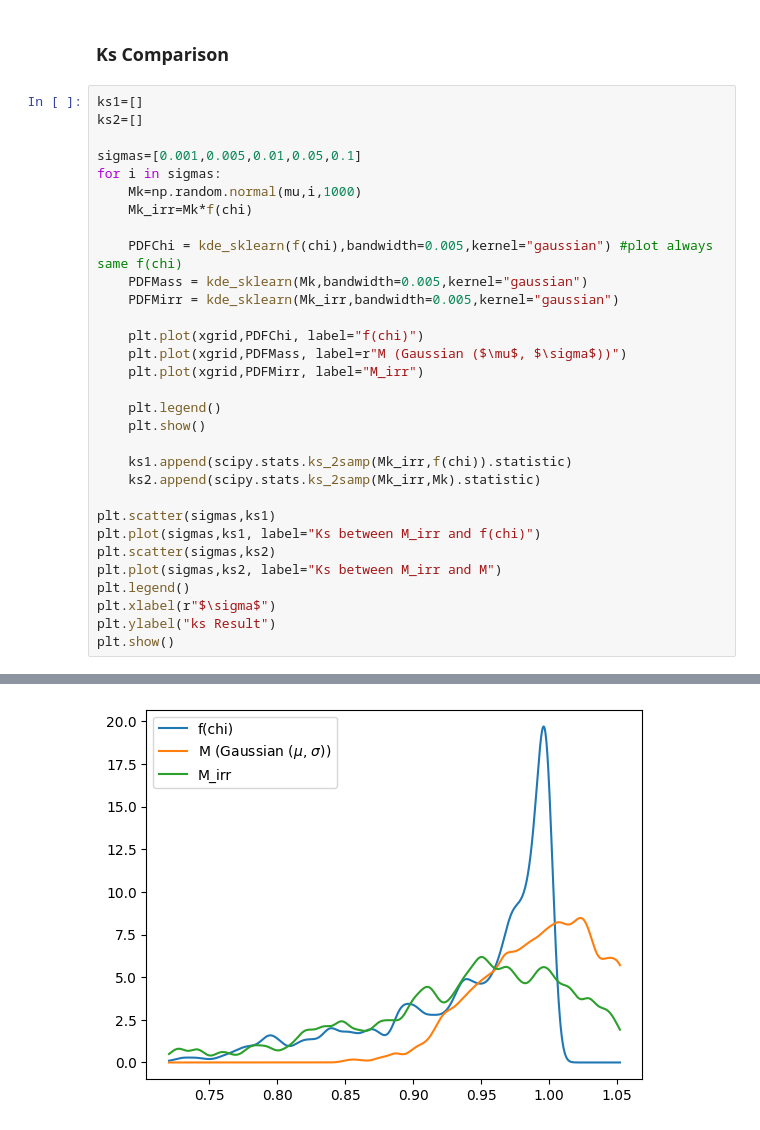
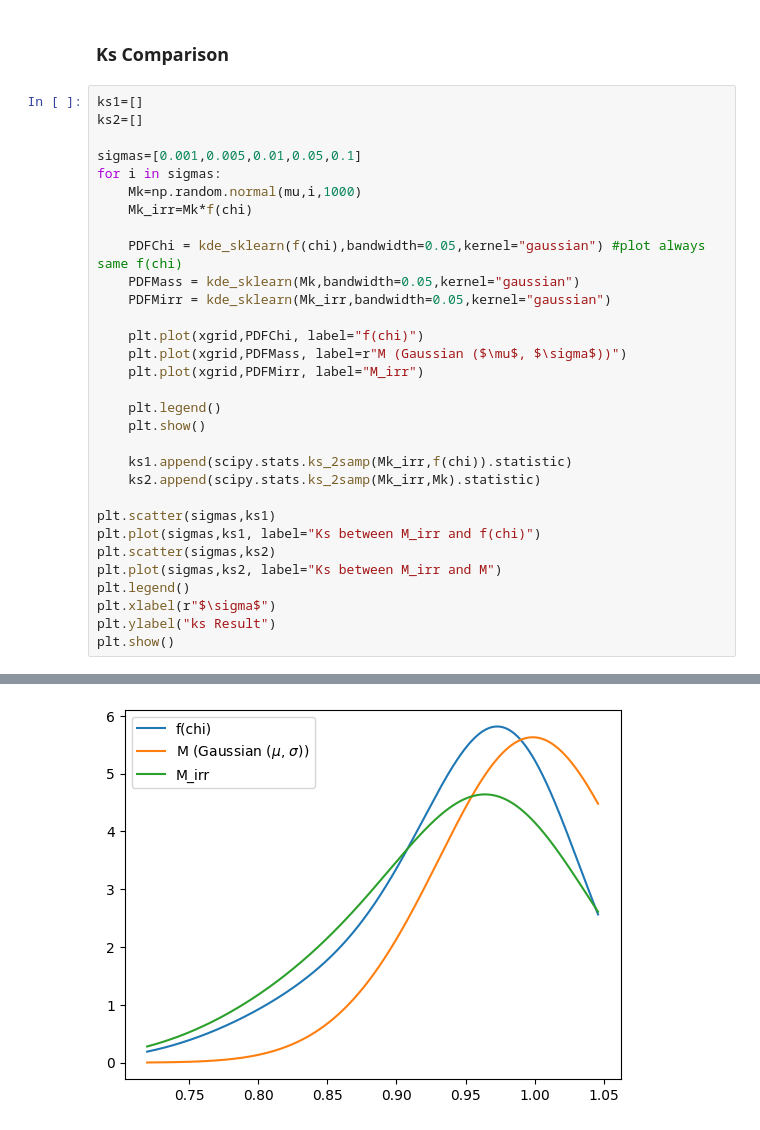
Before and after one commit to Sofiadossena/astrostatistics_bicocca_2025, a Jupyter notebook: working/Bhmass.ipynb, the cells around one changed output, grey strips where cells are left out. Drawn from its saved outputs; the diff is of its cells as text.

```diff
--- a/working/Bhmass.ipynb
+++ b/working/Bhmass.ipynb
@@ -132,9 +132,9 @@ for i in sigmas:
     Mk=np.random.normal(mu,i,1000)
     Mk_irr=Mk*f(chi)
 
-    PDFChi = kde_sklearn(f(chi),bandwidth=0.005,kernel="gaussian") #plot always same f(chi)
-    PDFMass = kde_sklearn(Mk,bandwidth=0.005,kernel="gaussian")
-    PDFMirr = kde_sklearn(Mk_irr,bandwidth=0.005,kernel="gaussian")
+    PDFChi = kde_sklearn(f(chi),bandwidth=0.05,kernel="gaussian") #plot always same f(chi)
+    PDFMass = kde_sklearn(Mk,bandwidth=0.05,kernel="gaussian")
+    PDFMirr = kde_sklearn(Mk_irr,bandwidth=0.05,kernel="gaussian")
 
     plt.plot(xgrid,PDFChi, label="f(chi)")
     plt.plot(xgrid,PDFMass, label=r"M (Gaussian ($\mu$, $\sigma$))")
@@ -161 +161 @@ plt.show()
-[figure, old version]
+[figure, new version]
```
Also changed, not shown: parts of 6 cells of this notebook.
